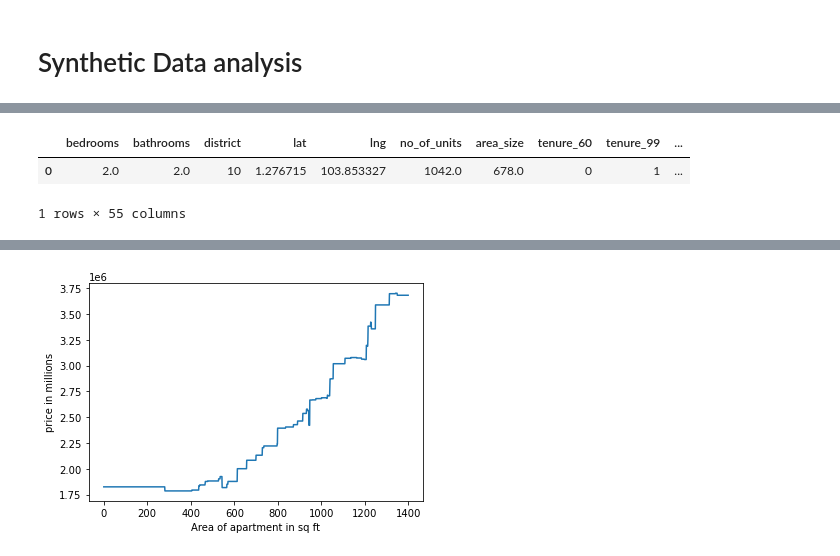
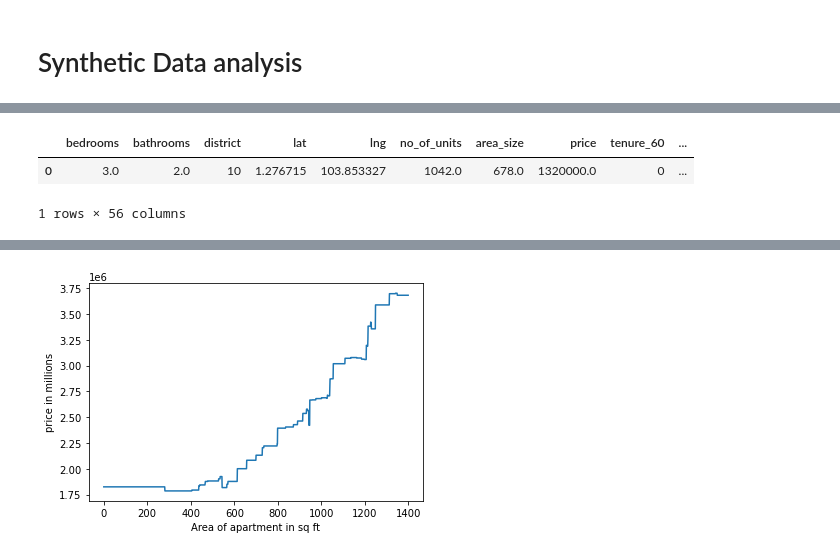
Before and after one commit to aidenywl/data-mining-property-prices, a Jupyter notebook: src/feature_analysis.ipynb, the cells around one changed output, grey strips where cells are left out. Drawn from its saved outputs; the diff is of its cells as text; code cells hidden in the pictures.

```diff
--- a/src/feature_analysis.ipynb
+++ b/src/feature_analysis.ipynb
@@ -450,11 +470,11 @@ Index(['bedrooms', 'bathrooms', 'district', 'lat', 'lng', 'no_of_units',
       dtype='object')
 # %%
 pd.set_option('display.max_colwidth', None)
-df_prices_test.mode()
+df_prices_train.mode()
 # %% [output]
-|  | bedrooms | bathrooms | district | lat | lng | no_of_units | area_size | tenure_60 | tenure_99 | ... |
-| 0 | 2.0 | 2.0 | 10 | 1.276715 | 103.853327 | 1042.0 | 678.0 | 0 | 1 | ... |
+|  | bedrooms | bathrooms | district | lat | lng | no_of_units | area_size | price | tenure_60 | ... |
+| 0 | 3.0 | 2.0 | 10 | 1.276715 | 103.853327 | 1042.0 | 678.0 | 1320000.0 | 0 | ... |
-1 rows × 55 columns
+1 rows × 56 columns
 # %%
 df_prices_test.loc[7441]
 # %% [output]
```
Also changed, not shown: parts of 6 cells of this notebook, 1 other file.
